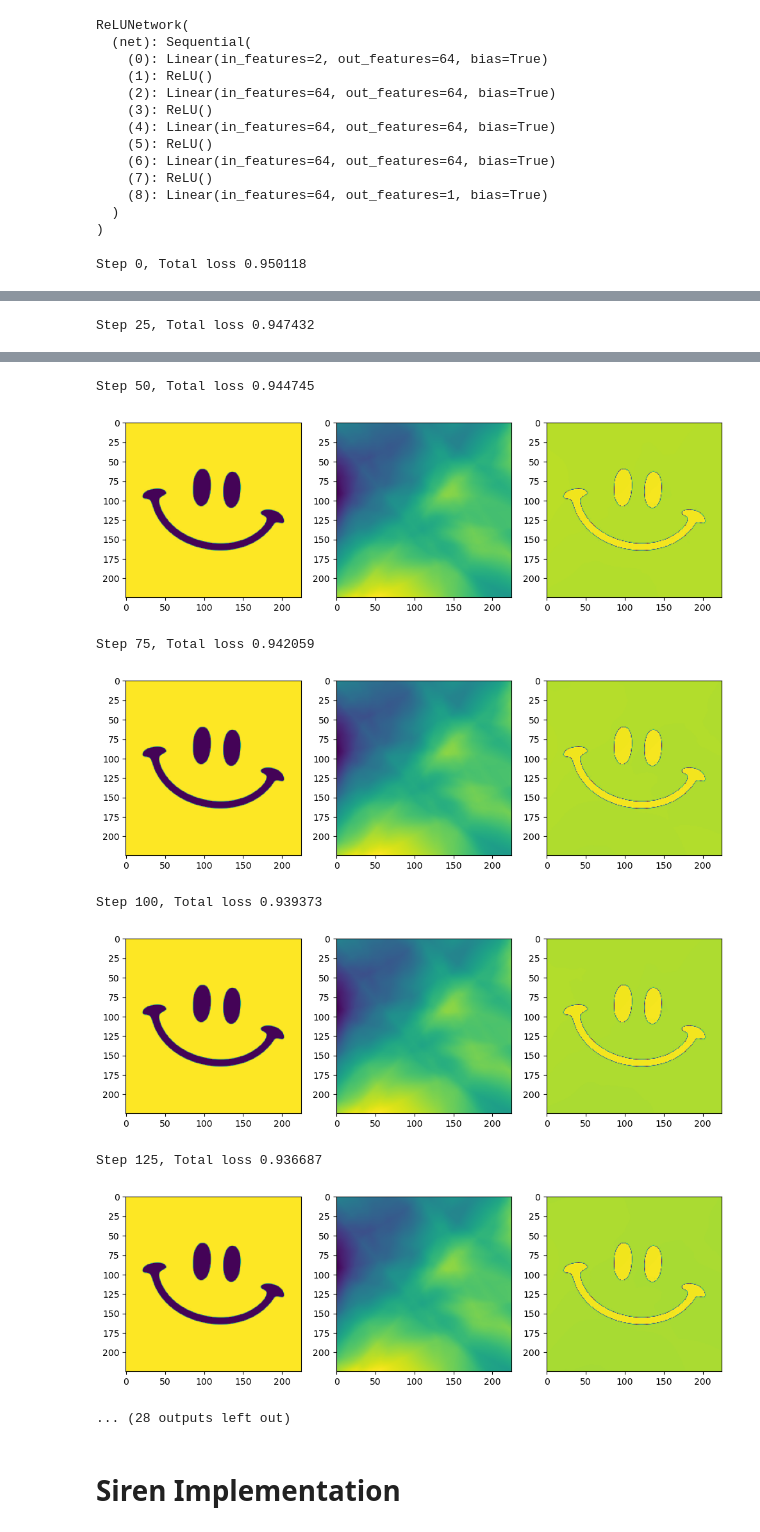
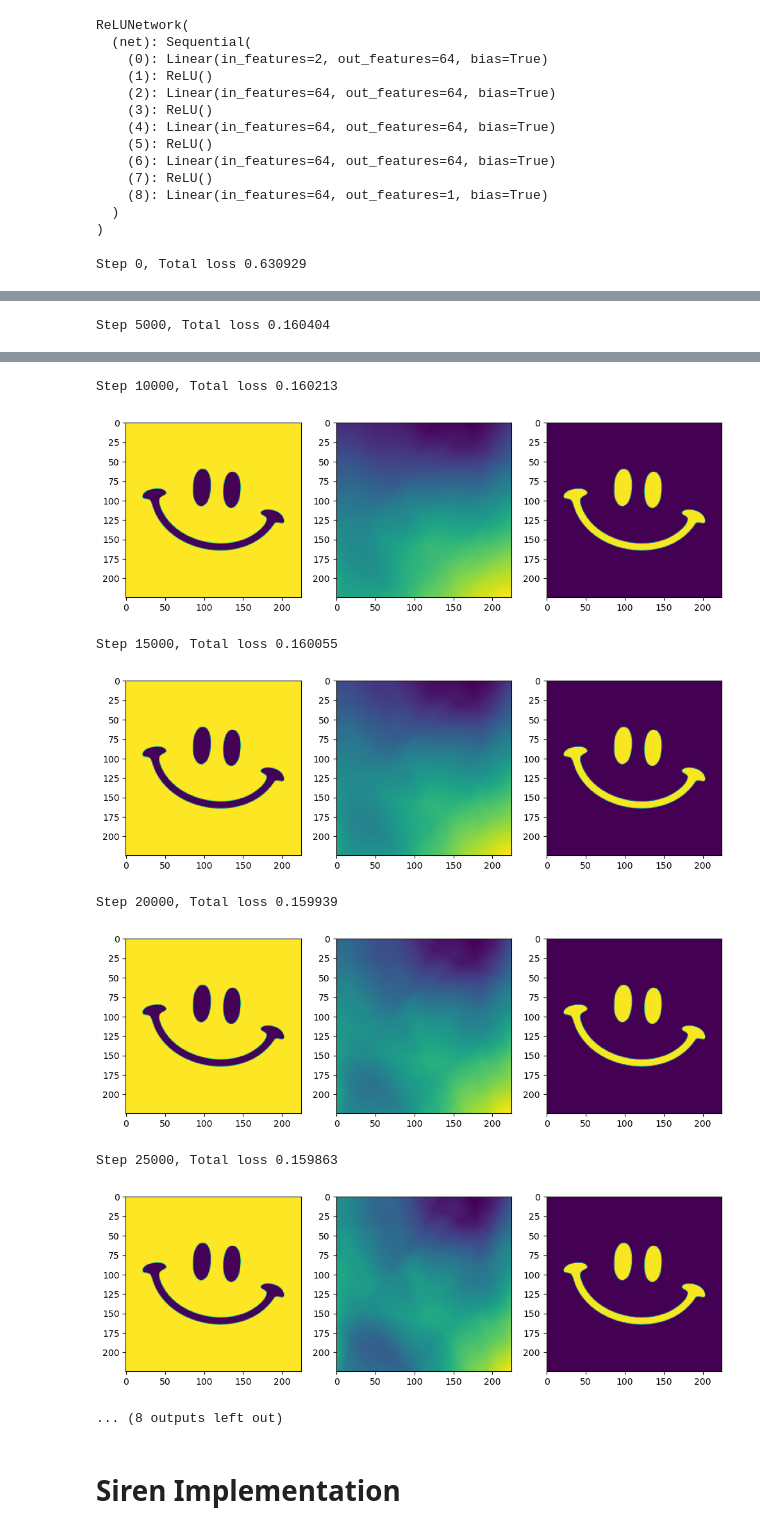
Before and after one commit to Alexandre1357/MachineLearningExploration, a Jupyter notebook: nbs/image_learning.ipynb, the cells around one changed output, grey strips where cells are left out. Cells and saved outputs as stored; diff of their text form; code cells hidden in the pictures.

```diff
--- a/nbs/image_learning.ipynb
+++ b/nbs/image_learning.ipynb
@@ -12,12 +12,12 @@ from IPython.display import display, clear_output
 # %% [markdown]
 # Load Some Test Images
 # %%
-smiley = Image.open("../Pictures/smiley.png").convert("F")
-smiley_low = Image.open("../Pictures/smiley_low.png").convert("F")
-target = Image.open("../Pictures/target.png").convert("F")
-target2 = Image.open("../Pictures/target2.png").convert("F")
-gradient = Image.open("../Pictures/gradient.png").convert("F")
-hatching = Image.open("../Pictures/hatching.png").convert("F")
+smiley = Image.open("../assets/smiley.png").convert("F")
+smiley_low = Image.open("../assets/smiley_low.png").convert("F")
+target = Image.open("../assets/target.png").convert("F")
+target2 = Image.open("../assets/target2.png").convert("F")
+gradient = Image.open("../assets/gradient.png").convert("F")
+hatching = Image.open("../assets/hatching.png").convert("F")
 
 fig, axes = plt.subplots(2, 3, figsize=(18,12))
 axes[0][0].imshow(smiley)
@@ -97,14 +97,26 @@ class ReLUNetwork(torch.nn.Module):
         super().__init__()
 
         self.net = []
-        self.net.append(torch.nn.Linear(in_features, hidden_features))
+        with torch.no_grad():
+            linear = torch.nn.Linear(in_features, hidden_features)
+            linear.weight.uniform_(-1 / in_features,
+                                    1 / in_features)
+            self.net.append(linear)
         self.net.append(torch.nn.ReLU())
 
         for idx in range(hidden_layers):
-            self.net.append(torch.nn.Linear(hidden_features, hidden_features))
+            with torch.no_grad():
+                linear = torch.nn.Linear(hidden_features, hidden_features)
+                linear.weight.uniform_(-np.sqrt(6 / in_features) / 30,
+                                        np.sqrt(6 / in_features) / 30)
+                self.net.append(linear)
             self.net.append(torch.nn.ReLU())
 
-        self.net.append(torch.nn.Linear(hidden_features, out_features))
+        with torch.no_grad():
+            linear = torch.nn.Linear(hidden_features, out_features)
+            linear.weight.uniform_(-np.sqrt(6 / in_features) / 30,
+                                    np.sqrt(6 / in_features) / 30)
+            self.net.append(linear)
 
         if not outermost_linear:
             self.net.append(torch.nn.ReLU())
@@ -144,8 +156,8 @@ ReLUNetwork(
   )
 )
 # %%
-num_steps = 500
-steps_til_summary = 25
+num_steps = 50000
+steps_til_summary = 5000
 
 model = img_relu_model
 
@@ -159,4 +171,4 @@ model_input, ground_truth = model_input.cuda(), ground_truth.cuda()
 
 training_loop(model, num_steps, steps_til_summary, img_shape, optimizer, loss_fn, model_input, ground_truth)
 # %% [output]
-Step 0, Total loss 0.950118
+Step 0, Total loss 0.630929
@@ -164 +176 @@ Step 0, Total loss 0.950118
-Step 25, Total loss 0.947432
+Step 5000, Total loss 0.160404
@@ -166,12 +178,12 @@ Step 25, Total loss 0.947432
-Step 50, Total loss 0.944745
+Step 10000, Total loss 0.160213
-[figure, old version]
+[figure, new version]
-Step 75, Total loss 0.942059
+Step 15000, Total loss 0.160055
-[figure, old version]
+[figure, new version]
-Step 100, Total loss 0.939373
+Step 20000, Total loss 0.159939
-[figure, old version]
+[figure, new version]
-Step 125, Total loss 0.936687
+Step 25000, Total loss 0.159863
-[figure, old version]
+[figure, new version]
-... (28 outputs left out)
+... (8 outputs left out)
 # %% [markdown]
 # Siren Implementation
 # %%
```
Also changed, not shown: parts of 2 cells of this notebook.
